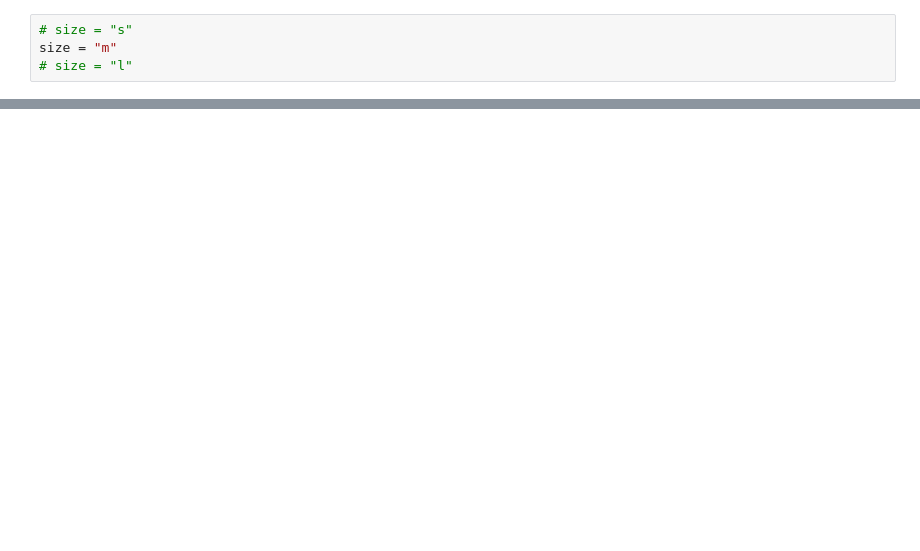
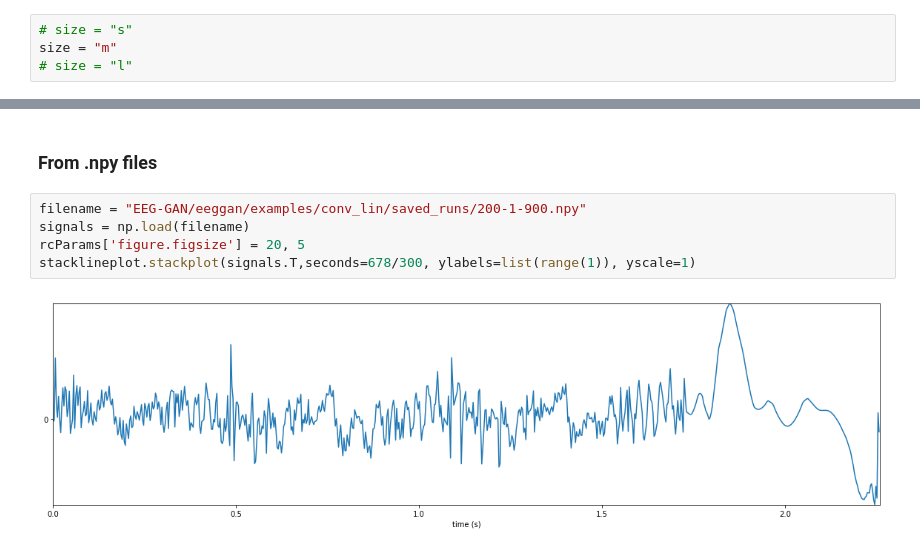
Before and after one commit to DanielLongo/eegML, a Jupyter notebook: viz_samples.ipynb, the cells around one changed output, grey strips where cells are left out. Saved outputs shown, nothing was run; the diff lists cells and outputs as text; blank space fills up the shorter version.

```diff
--- a/viz_samples.ipynb
+++ b/viz_samples.ipynb
@@ -31,0 +34,9 @@ stacklineplot.stackplot(samples,seconds=678/300, ylabels=list(range(num_show)),
+# %% [markdown]
+### From .npy files
+# %%
+filename = "EEG-GAN/eeggan/examples/conv_lin/saved_runs/200-1-900.npy"
+signals = np.load(filename)
+rcParams['figure.figsize'] = 20, 5
+stacklineplot.stackplot(signals.T,seconds=678/300, ylabels=list(range(1)), yscale=1)
+# %% [output]
+[figure, added]
```
Also changed, not shown: parts of 5 cells of this notebook.
